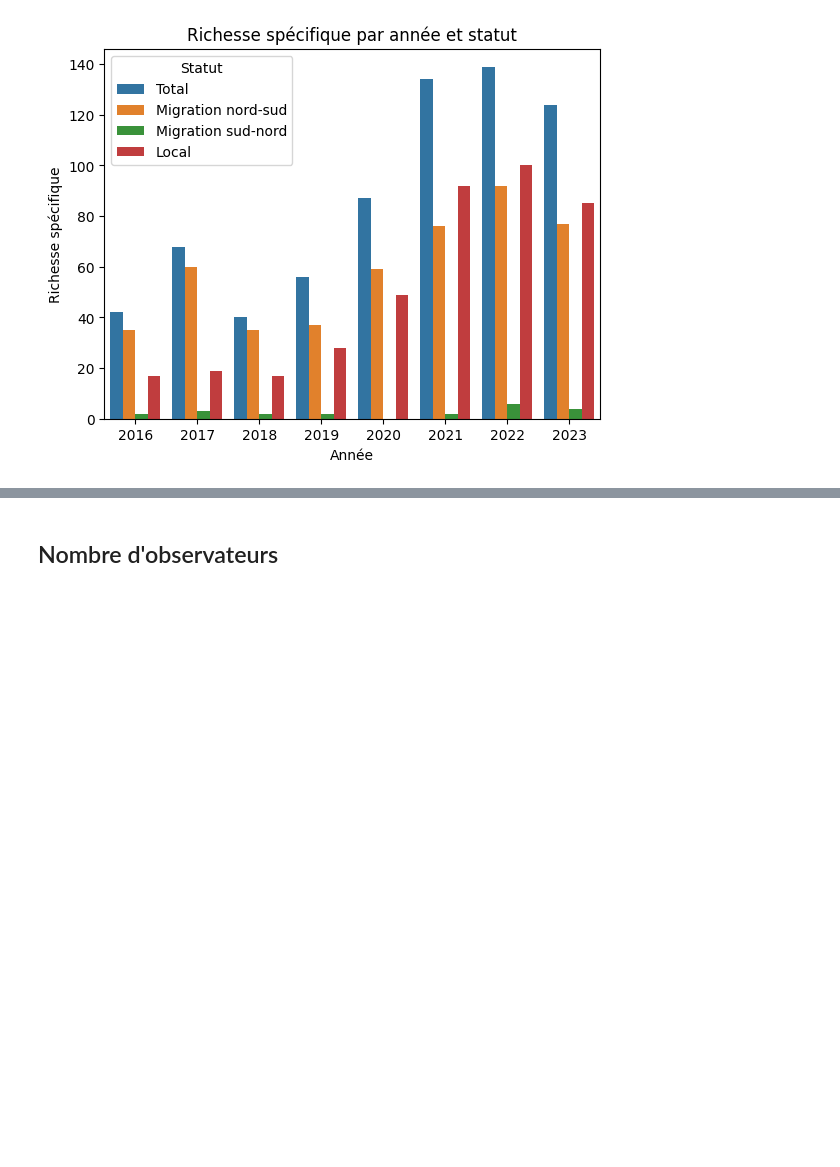
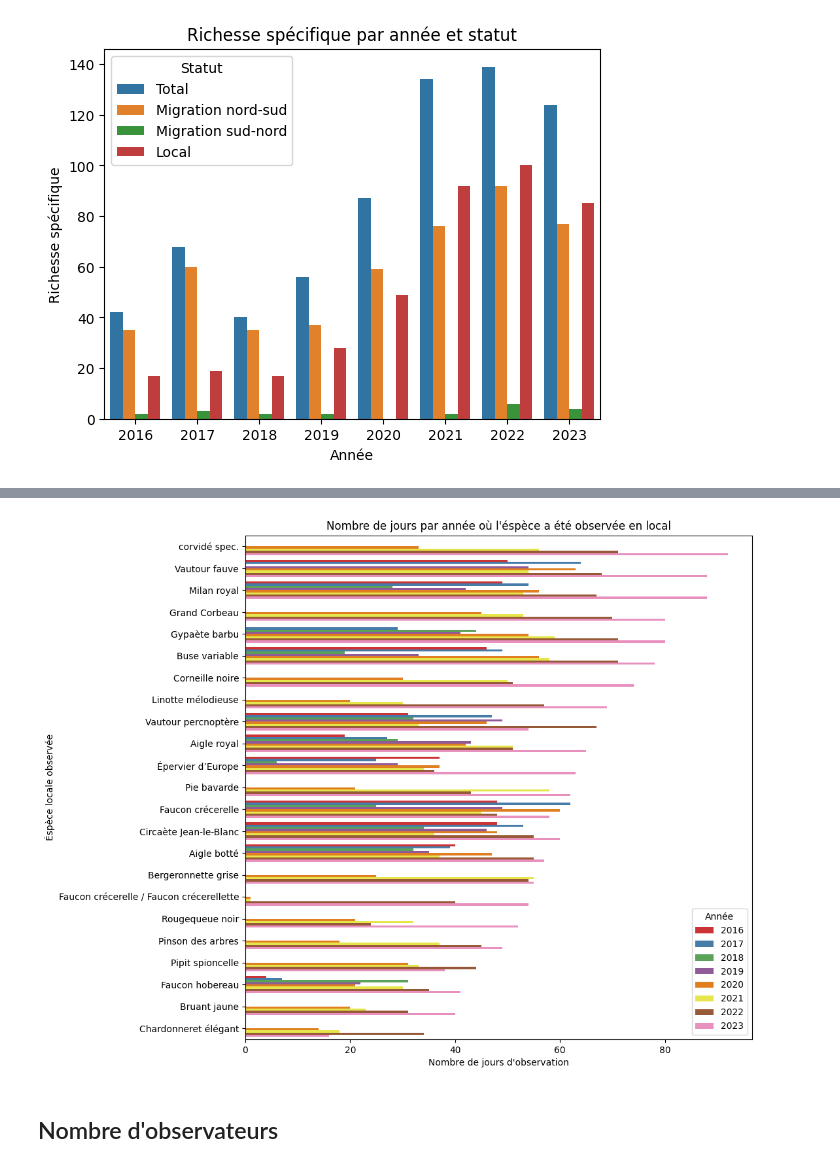
Before and after one commit to amelietatin/oiseaux_cols_libres, a Jupyter notebook: code/4_ocl_data_all_species_analysis.ipynb, the cells around one changed output, grey strips where cells are left out. Saved outputs shown, nothing was run; the diff lists cells and outputs as text; code cells hidden in the pictures; blank space fills up the shorter version.

Commit message:
figures

```diff
--- a/code/4_ocl_data_all_species_analysis.ipynb
+++ b/code/4_ocl_data_all_species_analysis.ipynb
@@ -63,0 +73,5 @@ richesse_specifique = sns.barplot(data=species_richness, x='year', y='Richesse s
+# %%
+freq_locales = data_local.groupby(['year', 'species'])['date_dt'].nunique().reset_index(name='Frequence')
+freq_locales = freq_locales.sort_values(by='Frequence', ascending=False)
+top_liste_freq_locales = freq_locales.head(100).species.unique()
+top_liste_freq_locales
@@ -63,0 +87,4 @@ richesse_specifique = sns.barplot(data=species_richness, x='year', y='Richesse s
+# %%
+top_locaux = freq_locales.loc[freq_locales['species'].isin(top_liste_freq_locales)]
+top_locaux.rename(columns={'year':'Année'}, inplace=True)
+top_locaux
@@ -64,3 +109,14 @@ richesse_specifique = sns.barplot(data=species_richness, x='year', y='Richesse s
+# %%
+# Figure all years
+plt.figure(figsize=(10,10))
+
+freq_locaux_plot = sns.barplot(data=top_locaux, x='Frequence', y='species', hue='Année', palette='Set1')
+freq_locaux_plot.set(xlabel ="Nombre de jours d'observation", ylabel = "Éspèce locale observée", title ="Nombre de jours par année où l'éspèce a été observée en local");
+
+fig = freq_locaux_plot.get_figure()
+fig.savefig('../figures/locaux/frequence_observation_top_locaux_par_an.png')
+# %% [output]
+[figure, added]
 # %% [markdown]
 ## Nombre d'observateurs
 # %%
```
Also changed, not shown: parts of 19 cells of this notebook.
